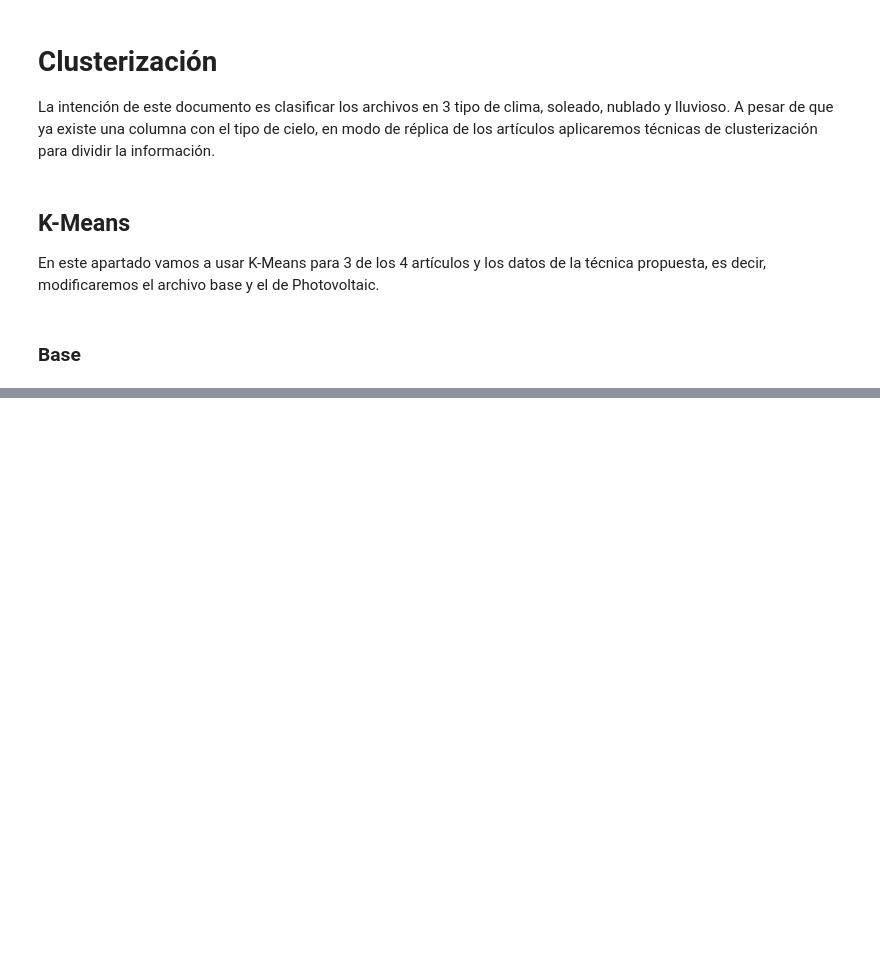
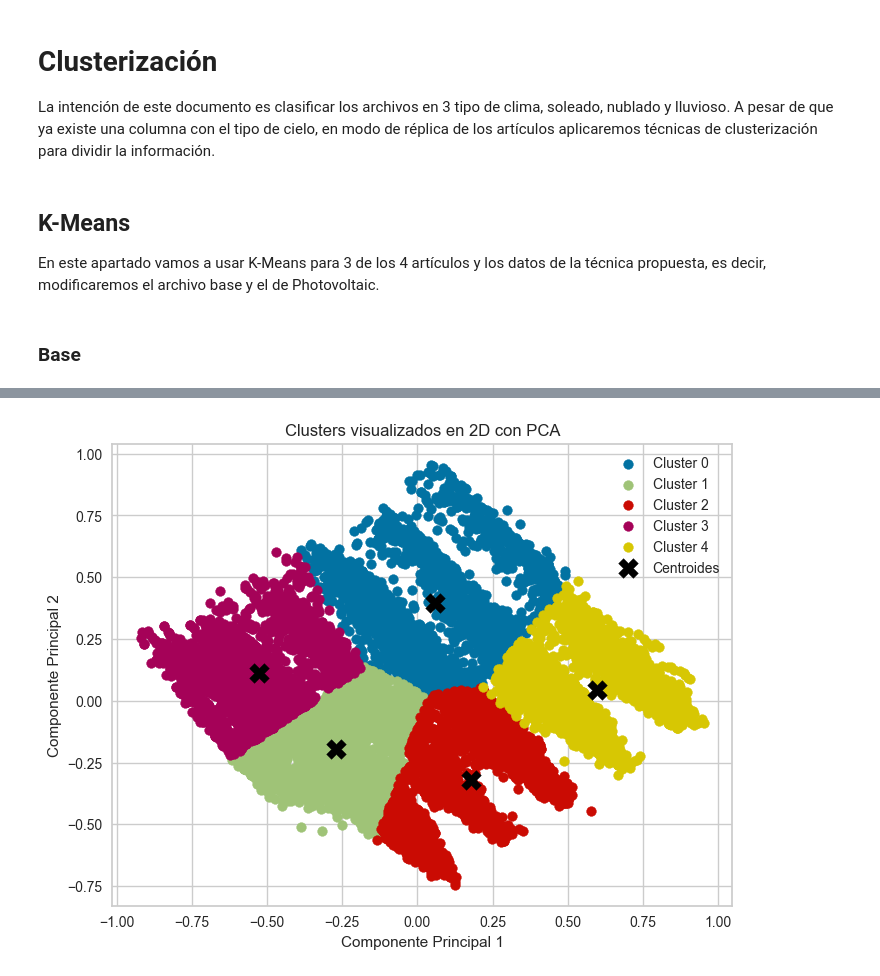
Before and after one commit to ClaudiaGtzD/TesinaMCD, a Jupyter notebook: 03_Clusterización.ipynb, the cells around one changed output, grey strips where cells are left out. Cells and saved outputs as stored; diff of their text form; code cells hidden in the pictures; blank space fills up the shorter version.

```diff
--- a/03_Clusterización.ipynb
+++ b/03_Clusterización.ipynb
@@ -11,6 +11,6 @@ En este apartado vamos a usar K-Means para 3 de los 4 artículos y los datos de
 ### Base
 # %%
 import pandas as pd
-datos = pd.read_excel('02.Generación Pearson.xlsx')
+datos = pd.read_excel('02.Generación Pearson_2.xlsx')
 datos.dtypes
 # %% [output]
@@ -193,0 +126,43 @@ Para n_clusters = 5, el promedio de silueta es: 0.778
+# %%
+import numpy as np
+import pandas as pd
+import matplotlib.pyplot as plt
+from sklearn.decomposition import PCA
+from sklearn.cluster import KMeans
+from sklearn.preprocessing import StandardScaler
+
+# Aplicar PCA para reducir a 2 dimensiones **antes** de K-Means
+pca = PCA(n_components=2)
+datos_pca = pca.fit_transform(datos_scaled)
+
+# Aplicar K-Means sobre los datos transformados con PCA
+k = 5  # Puedes ajustar este valor según el análisis previo
+kmeans = KMeans(n_clusters=k, random_state=42, n_init=10)
+clusters = kmeans.fit_predict(datos_pca)
+
+# Crear un DataFrame con los componentes principales y los clusters asignados
+df_pca = pd.DataFrame(datos_pca, columns=["PC1", "PC2"])
+df_pca["Cluster"] = clusters
+
+# Obtener los centroides directamente desde K-Means (ahora en el espacio PCA)
+centroids_pca = kmeans.cluster_centers_
+
+# Visualizar los clusters en un gráfico de dispersión
+plt.figure(figsize=(8,6))
+for cluster in range(k):
+    plt.scatter(df_pca[df_pca["Cluster"] == cluster]["PC1"],
+                df_pca[df_pca["Cluster"] == cluster]["PC2"],
+                label=f'Cluster {cluster}')
+
+# Graficar los centroides
+plt.scatter(centroids_pca[:, 0], centroids_pca[:, 1],
+            marker="X", s=200, c="black", label="Centroides")
+
+plt.xlabel("Componente Principal 1")
+plt.ylabel("Componente Principal 2")
+plt.title("Clusters visualizados en 2D con PCA")
+plt.legend()
+plt.grid(True)
+plt.show()
+# %% [output]
+[figure, added]
```
Also changed, not shown: parts of 36 cells of this notebook, 51 other files.
